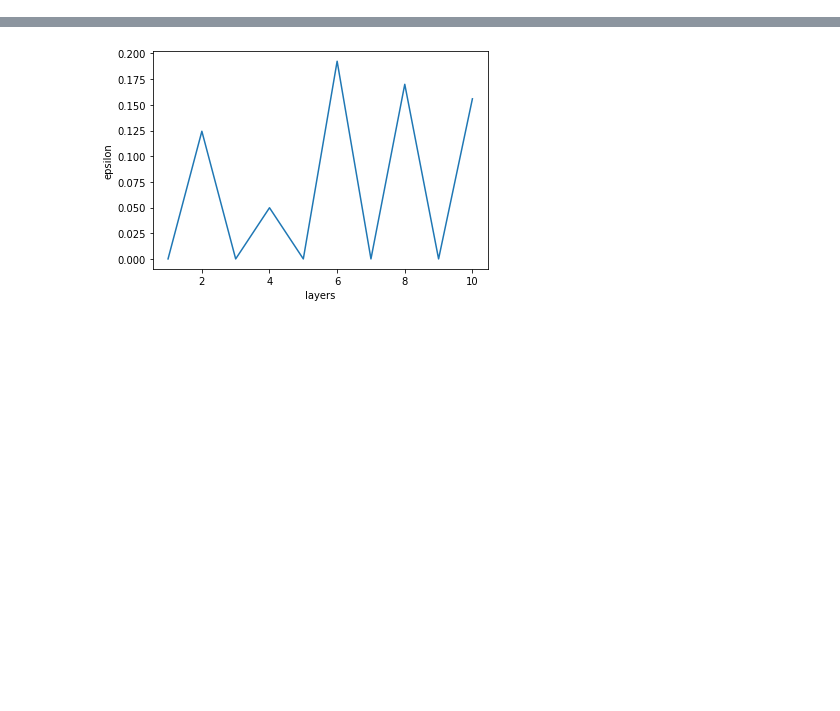
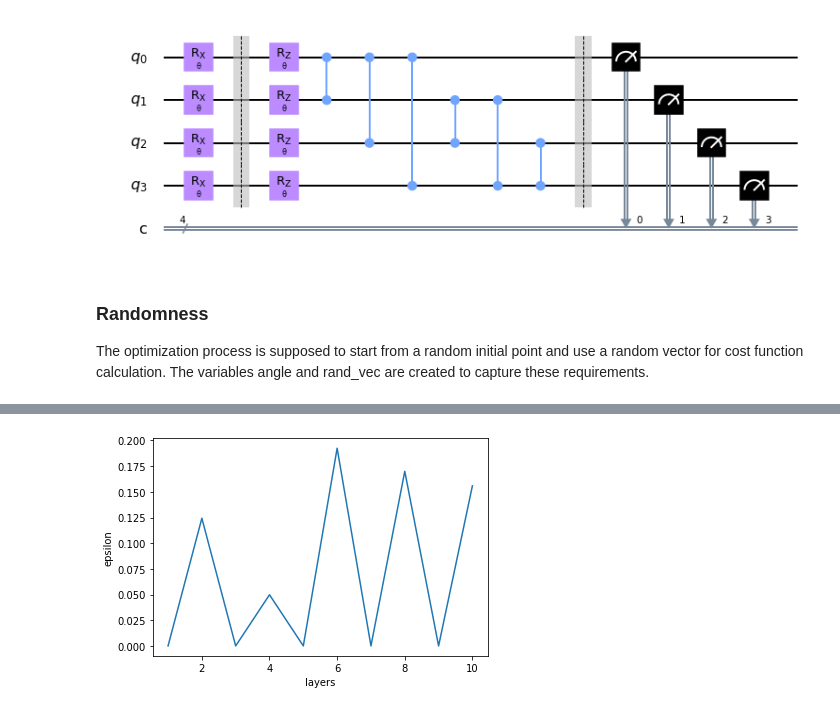
Before and after one commit to atagade/QOSF-Mentorship, a Jupyter notebook: Task1.ipynb, the cells around one changed output, grey strips where cells are left out. Drawn from its saved outputs; the diff is of its cells as text; code cells hidden in the pictures; blank space fills up the shorter version.

```diff
--- a/Task1.ipynb
+++ b/Task1.ipynb
@@ -1,3 +10,35 @@
+# %%
+from qiskit import QuantumCircuit
+from qiskit.circuit import Parameter
+import numpy as np
+from qiskit import QuantumRegister
+
+L = 1
+theta = Parameter('θ')
+angle = np.random.randint(0,2*np.pi, size = 1)
+qc = QuantumCircuit(4,4)
+
+for l in range(L):
+    qc.rx(theta, range(4))
+    qc.barrier()
+
+    qc.rz(theta, range(4))
+    qc.cz(0,1)
+    qc.cz(0,2)
+    qc.cz(0,3)
+    qc.cz(1,2)
+    qc.cz(1,3)
+    qc.cz(2,3)
+    qc.barrier()
+
+qc.measure([0,1,2,3],[0,1,2,3])
+qc.draw('mpl')
+# %% [output]
+[figure, added]
+# %% [markdown]
+### Randomness
+
+The optimization process is supposed to start from a random initial point and use a random vector for cost function calculation. The variables angle and rand_vec are created to capture these requirements.
 # %%
 import numpy as np
 import random
```
Also changed, not shown: parts of 10 cells of this notebook.
